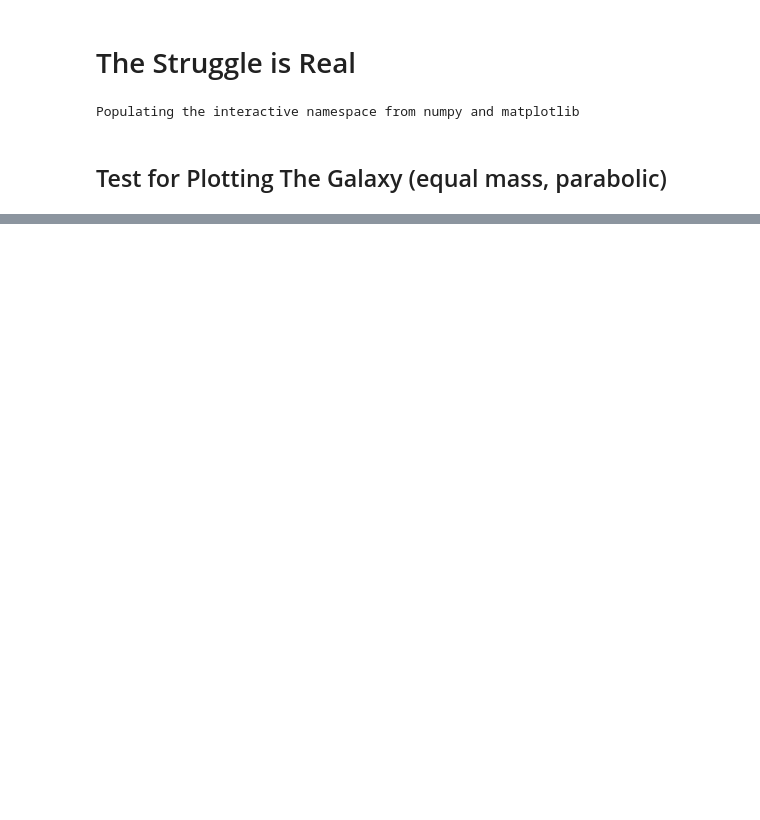
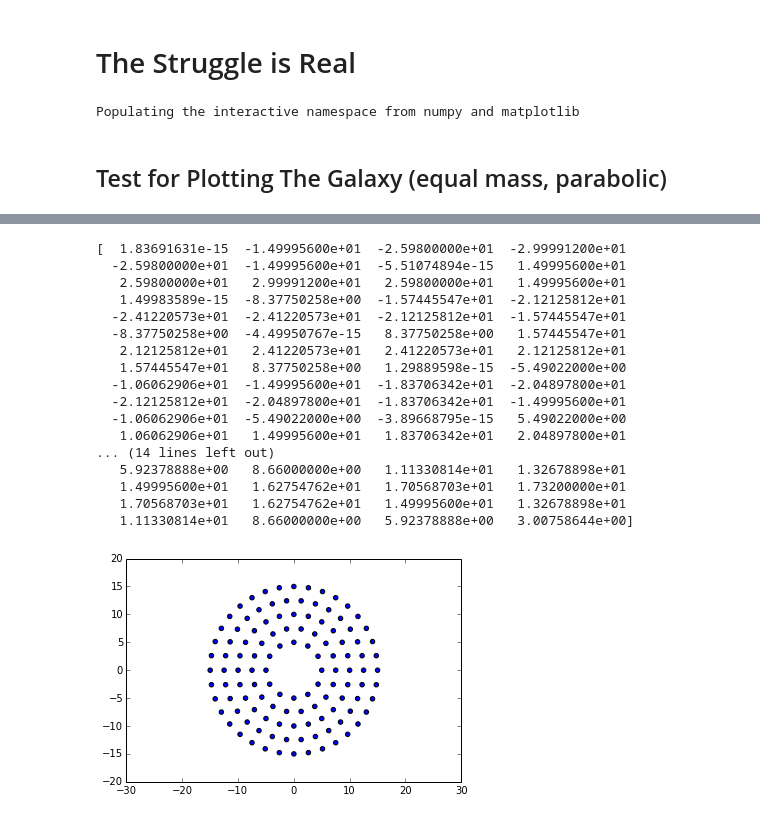
Before and after one commit to dclove202/PHYS202-S14, a Jupyter notebook: GalaxyProject/ODEStruggleIsReal.ipynb, the cells around one changed output, grey strips where cells are left out. Drawn from its saved outputs; the diff is of its cells as text; code cells hidden in the pictures; blank space fills up the shorter version.

```diff
--- a/GalaxyProject/ODEStruggleIsReal.ipynb
+++ b/GalaxyProject/ODEStruggleIsReal.ipynb
@@ -56,72 +121,59 @@ vy = z[:,3]
 ### ODE attempt for position of massless particles ###
 
 
 ## Creating Arrays for Star Postitions
 def ring(ringnumber):
     #Creates an x and y position array for a given ring of stars
     r = ((ringnumber + 1.)/10.)*25.
     nstars = 6.*(ringnumber+1.)
     theta = (2*np.pi)/nstars
     xpositions = np.zeros(nstars)
     ypositions = np.zeros(nstars)
     for i in range(6*(ringnumber+1)):
         xpositions[i] = r*np.cos(i*theta)
         ypositions[i] = r*np.sin(i*theta)
     return float(r),int(nstars),xpositions, ypositions,theta
 
 xlst = []
 ylst = []
+xvel = []
+yvel = []
 thet = []
 for i in range(1,6):
     r,n,x,y,theta = ring(i)
     G = 4.499736* 10**-8
     M = 10.**11
     r = r
     for b in range(n):
+        thet.append(theta*b)
+        xvel.append(np.sqrt(G*M/r)*np.cos((theta*b)+(np.pi/2)))
+        yvel.append(np.sqrt(G*M/r)*np.sin((theta*b)+(np.pi/2)))
         xlst.append(x[b])
         ylst.append(y[b])
-        thet.append(theta*b)
+        plt.scatter(x[b],y[b])
 th = np.array(thet)
 xp = np.array(xlst)
 yp = np.array(ylst)
-
-
-
-
-
-## Defining Constants
-M = 10.0**11.00
-S = 0.0
-G = 4.499736* 10**-8
-xvp = []
-yvp = []
-a = np.pi/2 # Orthogonalizer
-for i in range(120):
-    vy = np.sqrt(xp[i]**2 + yp[i]**2)*np.sin(a+th[i])
-    yvp.append(vy)
-yvp = np.array(yvp)
-for i in range(120):
-    vx = np.sqrt(xp[i]**2 + yp[i]**2)*np.cos(a+th[i])
-    xvp.append(vx)
-xvp = np.array(xvp)
-
-
-#Initials has form [x,y,vx,vy]
-#Iterating through every star and velocity
-for i in range(120):
-    initials = [xp[i],yp[i],xvp[i],yvp[i]]
-    time = np.arange(0.,10,.01)
-#Function to feed odeint
-    def motion(initials,time):
-        a = np.zeros(4)
-        a[0] = initials[2]
-        a[1] = initials[3]
-        R = np.sqrt(initials[0]**2 + initials[1]**2)
-        a[2] = (-G*M*initials[0]/R**3)
-        a[3] = (-G*M*initials[1]/R**3)
-        return a
-    w = odeint(motion,initials,time)
-    xp1 = w[:,0]
-    yp1 = w[:,1]
-    xvp1 = w[:,2]
-    yvp1 = w[:,3]
+XV = np.array(xvel)
+YV = np.array(yvel)
+plt.axis('equal')
+print XV
+# %% [output]
+[  1.83691631e-15  -1.49995600e+01  -2.59800000e+01  -2.99991200e+01
+  -2.59800000e+01  -1.49995600e+01  -5.51074894e-15   1.49995600e+01
+   2.59800000e+01   2.99991200e+01   2.59800000e+01   1.49995600e+01
+   1.49983589e-15  -8.37750258e+00  -1.57445547e+01  -2.12125812e+01
+  -2.41220573e+01  -2.41220573e+01  -2.12125812e+01  -1.57445547e+01
+  -8.37750258e+00  -4.49950767e-15   8.37750258e+00   1.57445547e+01
+   2.12125812e+01   2.41220573e+01   2.41220573e+01   2.12125812e+01
+   1.57445547e+01   8.37750258e+00   1.29889598e-15  -5.49022000e+00
+  -1.06062906e+01  -1.49995600e+01  -1.83706342e+01  -2.04897800e+01
+  -2.12125812e+01  -2.04897800e+01  -1.83706342e+01  -1.49995600e+01
+  -1.06062906e+01  -5.49022000e+00  -3.89668795e-15   5.49022000e+00
+   1.06062906e+01   1.49995600e+01   1.83706342e+01   2.04897800e+01
+... (14 lines left out)
+   5.92378888e+00   8.66000000e+00   1.11330814e+01   1.32678898e+01
+   1.49995600e+01   1.62754762e+01   1.70568703e+01   1.73200000e+01
+   1.70568703e+01   1.62754762e+01   1.49995600e+01   1.32678898e+01
+   1.11330814e+01   8.66000000e+00   5.92378888e+00   3.00758644e+00]
+[figure, added]
```
Also changed, not shown: parts of 7 cells of this notebook, 1 other file.
